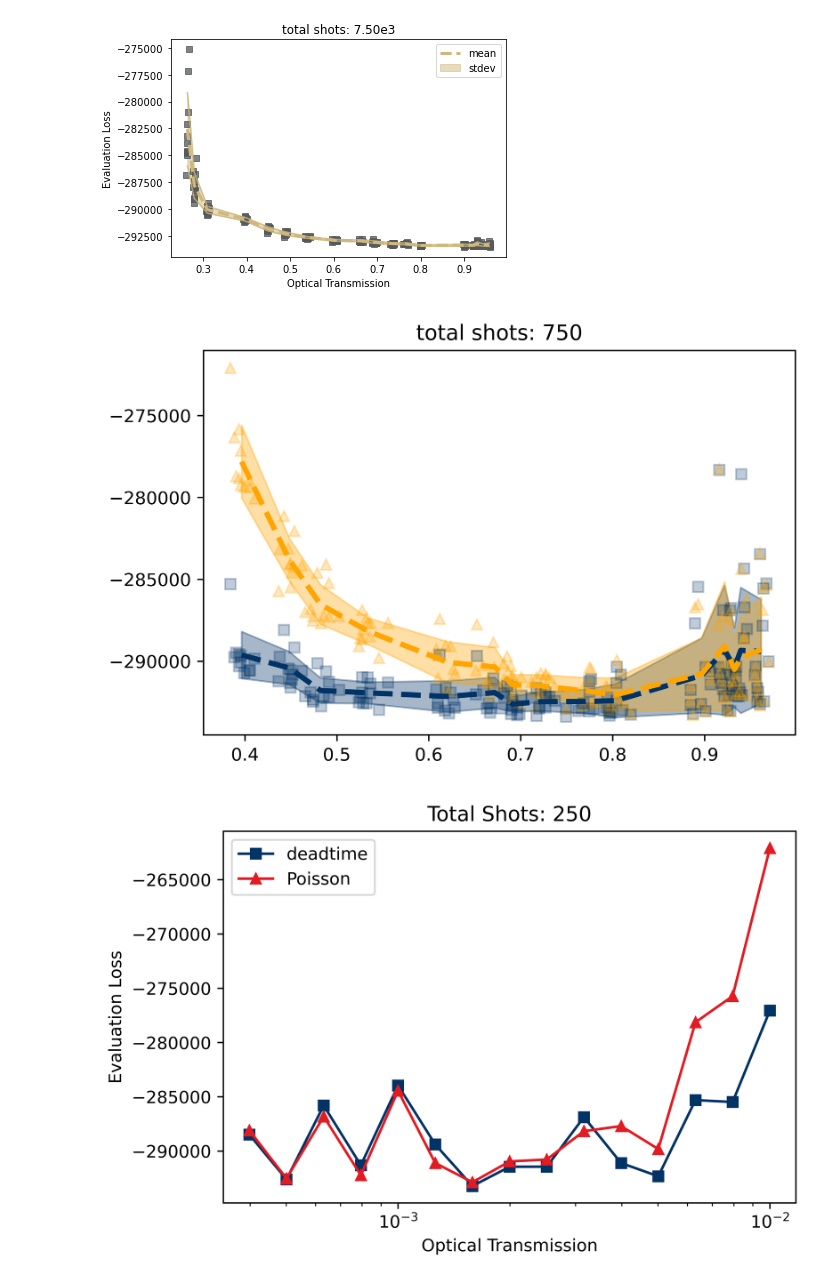
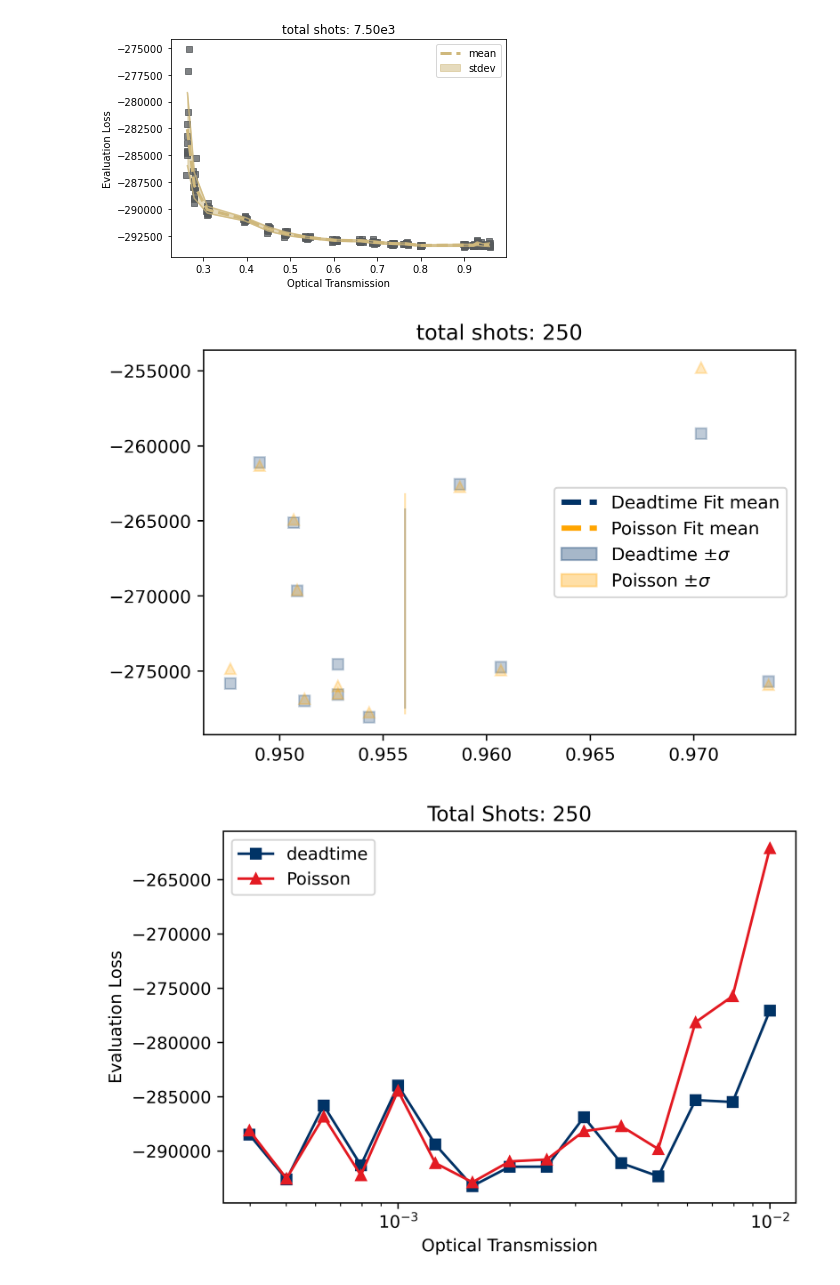
Before and after one commit to gkirchhoff32/ARSENL_backscatter_experiments, a Jupyter notebook: scripts/plot_eval_loss_spread.ipynb, the cells around one changed output. Saved outputs shown, nothing was run; the diff lists cells and outputs as text; code cells hidden in the pictures.

```diff
--- a/scripts/plot_eval_loss_spread.ipynb
+++ b/scripts/plot_eval_loss_spread.ipynb
@@ -72,10 +72,11 @@ plt.show()
 # %%
 # Plot variances overlain (deadtime and Poisson models)
 
-load_dir_dtime = home + r'\OneDrive - UCB-O365\ARSENL\Manuscripts\Deadtime Model Paper\Data\low_flux_noise_spread\deadtime_nshots_7.50e2'
-load_dir_pois = home + r'\OneDrive - UCB-O365\ARSENL\Manuscripts\Deadtime Model Paper\Data\low_flux_noise_spread\poisson_nshots_7.50e2'
+home = str(Path.home())
+load_dir_dtime = home + r'\OneDrive - UCB-O365\ARSENL\Manuscripts\Deadtime Model Paper\Data\low_flux_noise_spread_v2\deadtime_nshots_2.50e2'
+load_dir_pois = home + r'\OneDrive - UCB-O365\ARSENL\Manuscripts\Deadtime Model Paper\Data\low_flux_noise_spread_v2\poisson_nshots_2.50e2'
 
-fig = plt.figure(dpi=800)
+fig = plt.figure(dpi=400)
 ax = fig.add_subplot(111)
 
 files_dtime = os.listdir(load_dir_dtime)
@@ -96,7 +97,7 @@ for i in range(len(files_dtime)):
     transmit_factor = 10**(-OD)
     atten_factor = 1-transmit_factor
 
-    skip_num = 3
+    skip_num = 0
 #     ax.plot(transmit_factor[skip_num:-1], eval_loss_dtime[skip_num:], 's', color='#003366', alpha=0.25)
 #     ax.plot(transmit_factor[skip_num:-1], eval_loss_pois[skip_num:], '^', color='orange', alpha=0.25)
     ax.plot(percent_active[skip_num:], eval_loss_dtime[skip_num:], 's', color='#003366', alpha=0.25)
@@ -105,35 +106,35 @@ for i in range(len(files_dtime)):
     eval_loss_dtime_spread.append(eval_loss_dtime)
     eval_loss_pois_spread.append(eval_loss_pois)
 
     percent_active_tot[i, :] = percent_active.to_numpy()
 
 percent_active_avg = np.mean(percent_active_tot, axis=0)
 
 min_eval_dtime = np.min(eval_loss_dtime_spread, axis=0)
 max_eval_dtime = np.max(eval_loss_dtime_spread, axis=0)
 mean_eval_dtime = np.mean(eval_loss_dtime_spread, axis=0)
 stdev_eval_dtime = np.std(eval_loss_dtime_spread, axis=0)
 min_eval_pois = np.min(eval_loss_pois_spread, axis=0)
 max_eval_pois = np.max(eval_loss_pois_spread, axis=0)
 mean_eval_pois = np.mean(eval_loss_pois_spread, axis=0)
 stdev_eval_pois = np.std(eval_loss_pois_spread, axis=0)
 
 # ax.plot(transmit_factor[skip_num:-1], mean_eval_dtime[skip_num:], '--', linewidth='3', label='Deadtime Fit mean', color='#003366')
 # ax.plot(transmit_factor[skip_num:-1], mean_eval_pois[skip_num:], '--', linewidth='3', label='Poisson Fit mean', color='orange')
 # ax.fill_between(transmit_factor[skip_num:-1], mean_eval_dtime[skip_num:]-stdev_eval_dtime[skip_num:], mean_eval_dtime[skip_num:]+stdev_eval_dtime[skip_num:], color='#003366', alpha=0.35, label='Deadtime $\pm\sigma$')
 # ax.fill_between(transmit_factor[skip_num:-1], mean_eval_pois[skip_num:]-stdev_eval_pois[skip_num:], mean_eval_pois[skip_num:]+stdev_eval_pois[skip_num:], color='orange', alpha=0.35, label='Poisson $\pm\sigma$')
 ax.plot(percent_active_avg[skip_num:], mean_eval_dtime[skip_num:], '--', linewidth='3', label='Deadtime Fit mean', color='#003366')
 ax.plot(percent_active_avg[skip_num:], mean_eval_pois[skip_num:], '--', linewidth='3', label='Poisson Fit mean', color='orange')
 ax.fill_between(percent_active_avg[skip_num:], mean_eval_dtime[skip_num:]-stdev_eval_dtime[skip_num:], mean_eval_dtime[skip_num:]+stdev_eval_dtime[skip_num:], color='#003366', alpha=0.35, label='Deadtime $\pm\sigma$')
 ax.fill_between(percent_active_avg[skip_num:], mean_eval_pois[skip_num:]-stdev_eval_pois[skip_num:], mean_eval_pois[skip_num:]+stdev_eval_pois[skip_num:], color='orange', alpha=0.35, label='Poisson $\pm\sigma$')
 ax.set_title('total shots: {:.0f}'.format(float(load_dir_pois[-6:])))
 # ax.set_xlabel('Active Fraction')
 # ax.set_ylabel('Evaluation Loss')
-# plt.legend()
+plt.legend()
 # plt.xscale('log')
 plt.show()
 # %% [output]
-[figure, old version]
+[figure, new version]
 # %%
 # Plot single eval loss curve
 
```
Also changed, not shown: 4 other files.
